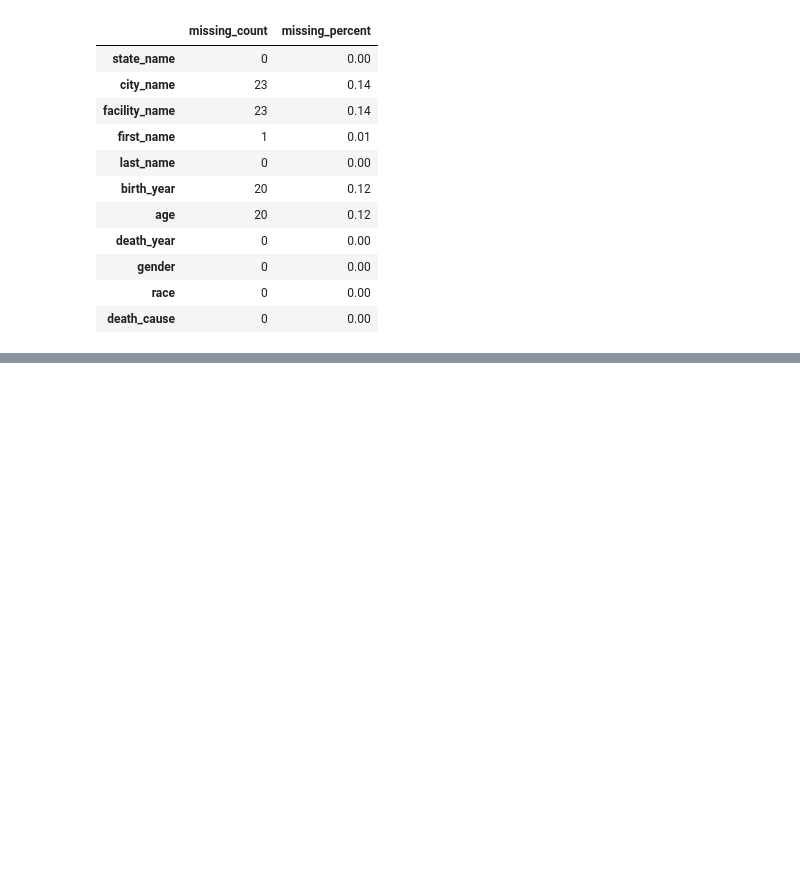
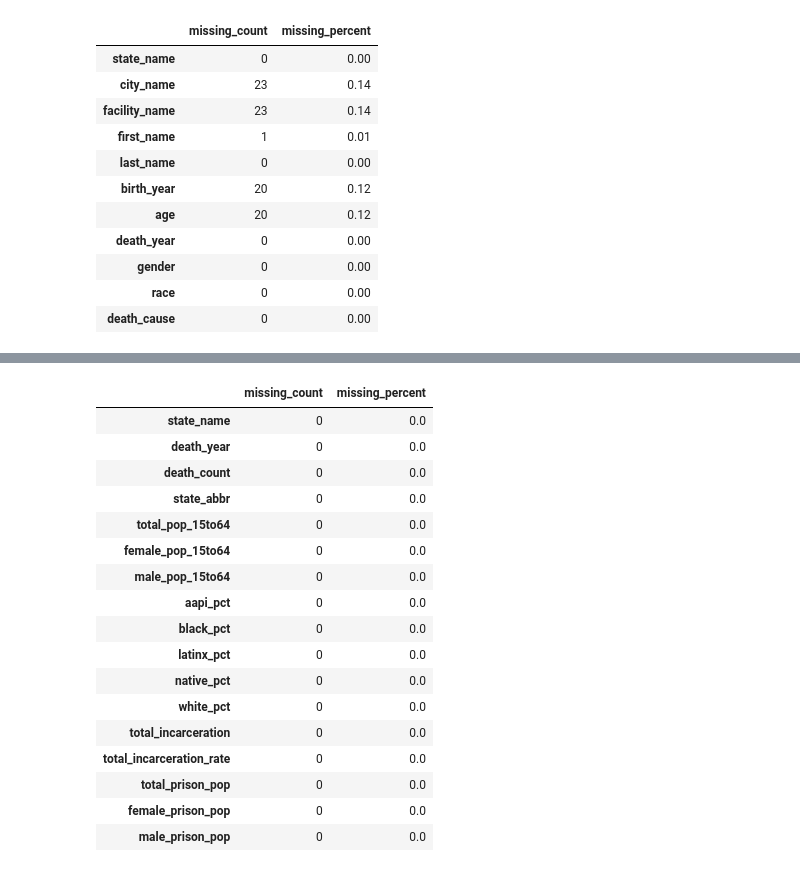
Before and after one commit to Ramil-cyber/Research_Linking_Analyzing_US_Prisons_Deaths, a Jupyter notebook: Data_Manipulation/Last_merged_full_df.ipynb, the cells around one changed output, grey strips where cells are left out. Cells and saved outputs as stored; diff of their text form; code cells hidden in the pictures; blank space fills up the shorter version.

Commit message:
changed data categories

```diff
--- a/Data_Manipulation/Last_merged_full_df.ipynb
+++ b/Data_Manipulation/Last_merged_full_df.ipynb
@@ -435,0 +436,29 @@ Merged file saved to: Last_merged_full_df.csv
+# %%
+# Computing missing counts and percentages
+missing_counts = Merged_full_df.isna().sum()
+missing_percent = (Merged_full_df.isna().mean() * 100).round(2)
+
+# Combining into summary DataFrame
+missing_summary = pd.DataFrame(
+    {"missing_count": missing_counts, "missing_percent": missing_percent}
+)
+missing_summary
+# %% [output]
+|  | missing_count | missing_percent |
+| state_name | 0 | 0.0 |
+| death_year | 0 | 0.0 |
+| death_count | 0 | 0.0 |
+| state_abbr | 0 | 0.0 |
+| total_pop_15to64 | 0 | 0.0 |
+| female_pop_15to64 | 0 | 0.0 |
+| male_pop_15to64 | 0 | 0.0 |
+| aapi_pct | 0 | 0.0 |
+| black_pct | 0 | 0.0 |
+| latinx_pct | 0 | 0.0 |
+| native_pct | 0 | 0.0 |
+| white_pct | 0 | 0.0 |
+| total_incarceration | 0 | 0.0 |
+| total_incarceration_rate | 0 | 0.0 |
+| total_prison_pop | 0 | 0.0 |
+| female_prison_pop | 0 | 0.0 |
+| male_prison_pop | 0 | 0.0 |
```
Also changed, not shown: parts of 5 cells of this notebook, 6 other files.
